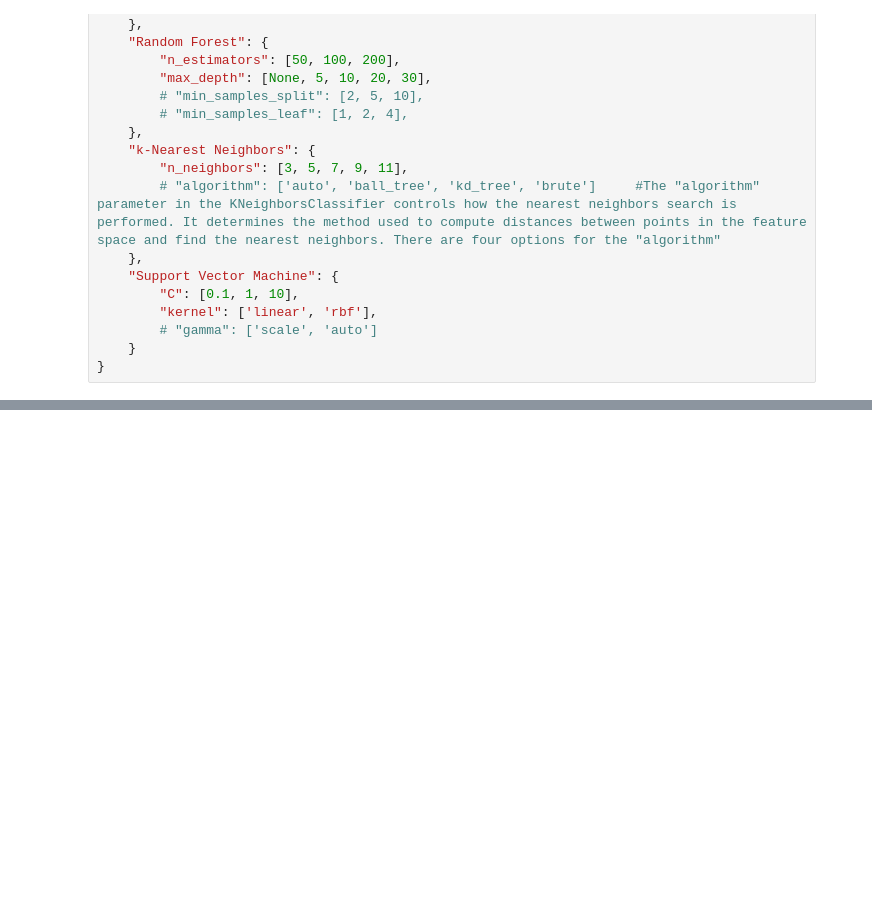
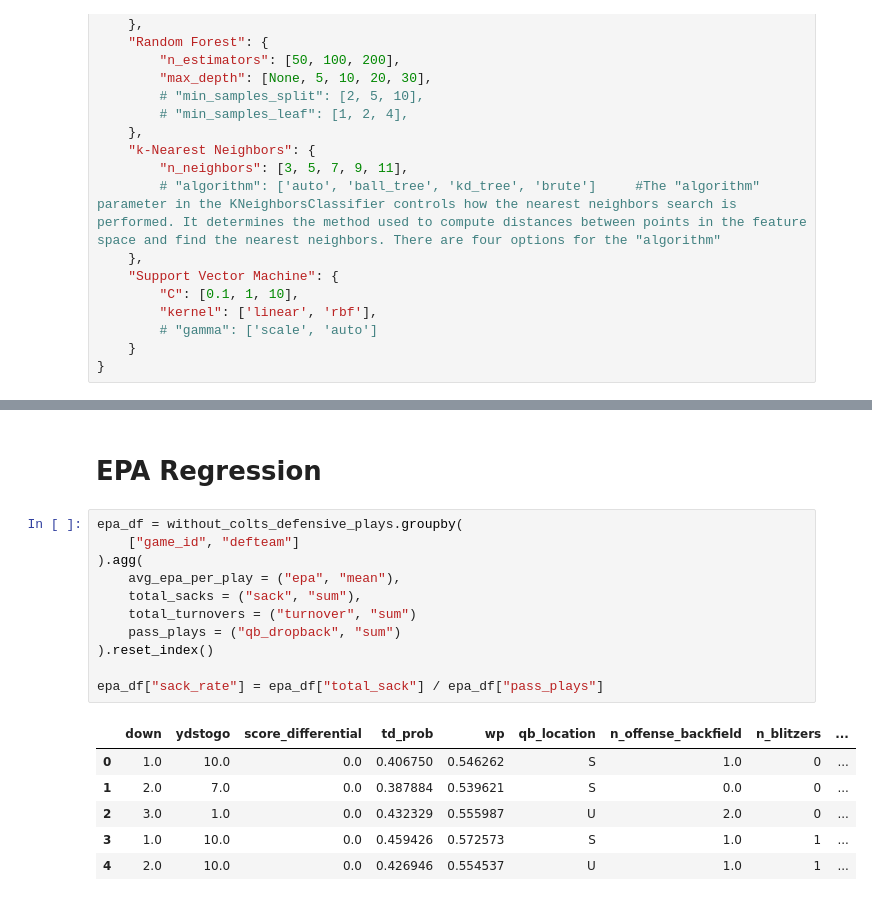
Before and after one commit to VitorTavares-cct/CA1_Machine-Learning, a Jupyter notebook: nfl_preditive_models.ipynb, the cells around one changed output, grey strips where cells are left out. Saved outputs shown, nothing was run; the diff lists cells and outputs as text; blank space fills up the shorter version.

```diff
--- a/nfl_preditive_models.ipynb
+++ b/nfl_preditive_models.ipynb
@@ -504 +529,21 @@ Cross-Validation Accuracy Scores after GridSearchCV:
 4  Support Vector Machine          0.567158
+# %% [markdown]
+# EPA Regression
+# %%
+epa_df = without_colts_defensive_plays.groupby(
+    ["game_id", "defteam"]
+).agg(
+    avg_epa_per_play = ("epa", "mean"),
+    total_sacks = ("sack", "sum"),
+    total_turnovers = ("turnover", "sum")
+    pass_plays = ("qb_dropback", "sum")
+).reset_index()
+
+epa_df["sack_rate"] = epa_df["total_sack"] / epa_df["pass_plays"]
+# %% [output]
+|  | down | ydstogo | score_differential | td_prob | wp | qb_location | n_offense_backfield | n_blitzers | ... |
+| 0 | 1.0 | 10.0 | 0.0 | 0.406750 | 0.546262 | S | 1.0 | 0 | ... |
+| 1 | 2.0 | 7.0 | 0.0 | 0.387884 | 0.539621 | S | 0.0 | 0 | ... |
+| 2 | 3.0 | 1.0 | 0.0 | 0.432329 | 0.555987 | U | 2.0 | 0 | ... |
+| 3 | 1.0 | 10.0 | 0.0 | 0.459426 | 0.572573 | S | 1.0 | 1 | ... |
+| 4 | 2.0 | 10.0 | 0.0 | 0.426946 | 0.554537 | U | 1.0 | 1 | ... |
```
Also changed, not shown: parts of 28 cells of this notebook.
